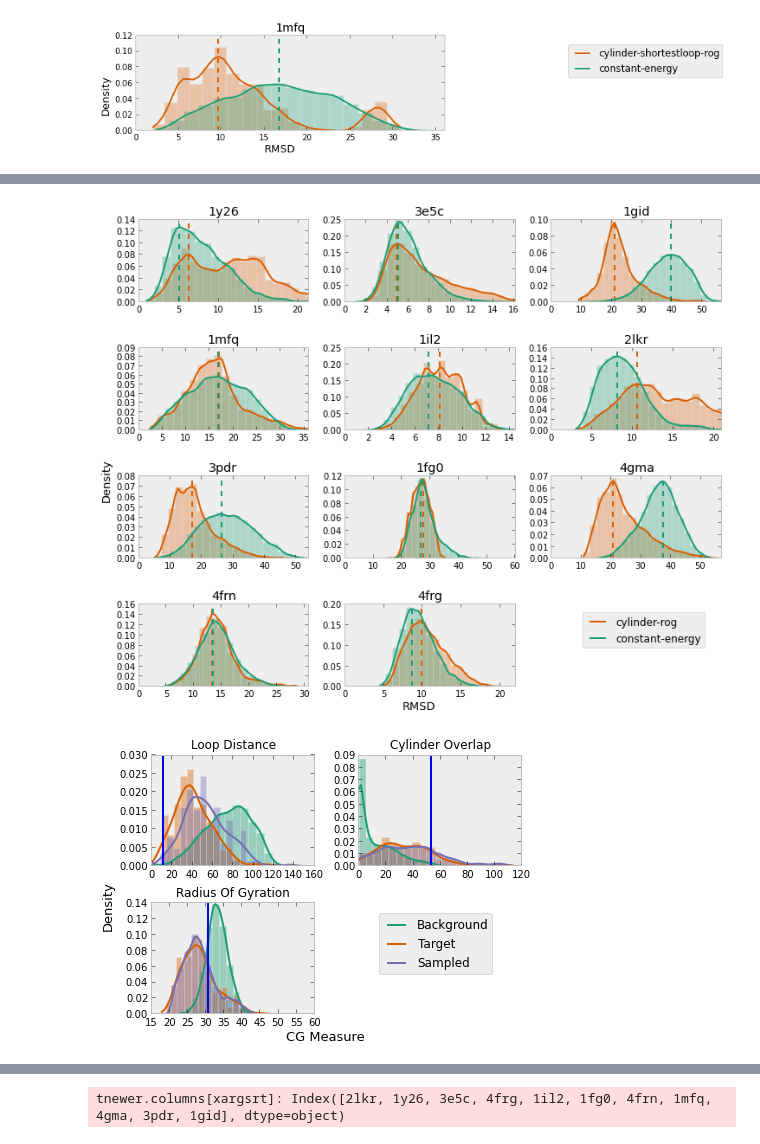
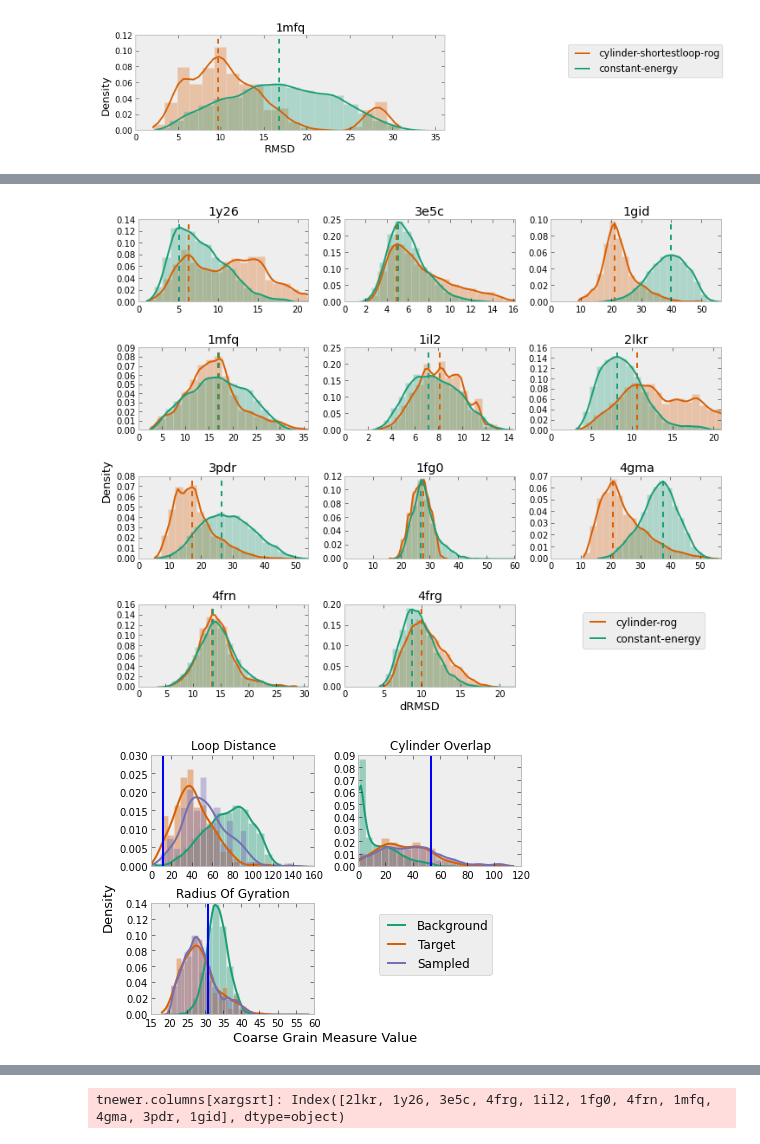
Before and after one commit to ViennaRNA/ernwin, a Jupyter notebook: organized_plots.ipynb, the cells around one changed output, grey strips where cells are left out. Cells and saved outputs as stored; diff of their text form; code cells hidden in the pictures.

```diff
--- a/organized_plots.ipynb
+++ b/organized_plots.ipynb
@@ -235,7 +235,7 @@ pass
 [figure]
 # %%
 def plot_multiple(plot_function, args, filename=None, figsize=(14,9), label_left = "Density",
-                  label_bottom="CG Measure", label_right="Energy", legend_pos=(1.40,0.90)):
+                  label_bottom="Coarse Grain Measure Value", label_right="Energy", legend_pos=(1.40,0.90)):
 
     fig = plt.figure(figsize=figsize)
     #figure(num=None, figsize=(8, 6), dpi=80, facecolor='w', edgecolor='k')
@@ -393,9 +395,9 @@ constants = [op.join(constant_dir, s) for s in sss]
 
 plot_multiple(lambda x, ax: plot_rmsds_core(x, ax = ax, color=None, xlab=None, ylab=None),
               zip(sampleds, constants), filename='rmsd_all.pdf', figsize=(10, 6),
-              label_bottom='RMSD', label_right=None)
+              label_bottom='dRMSD', label_right=None)
 # %% [output]
-[figure, old version]
+[figure, new version]
 # %%
 import scipy.stats as ss
 import copy
@@ -481,12 +483,13 @@ def plot_target_and_sampled_cg((energy, directory, constant), ax=None,
 # %%
 en = [fbe.ShortestLoopDistanceEnergy(), fbe.CylinderIntersectionEnergy(), fbe.RadiusOfGyrationEnergy()]
 sampleds = ['new_sampled/discrete/cylinder-shortestloop-rog/1mfq'] * len(en)
 backgrounds = ['new_sampled/discrete/constant-energy/1mfq'] * len(en)
 
 plot_multiple(lambda x, ax: plot_target_and_sampled_cg(x, ax=ax, legend=False, xlab="", ylab="", title=x[0].get_name(), grid=False),
-              list(it.izip_longest(en, sampleds, backgrounds)), filename='1y26_targetandsampled.pdf', figsize=(6,3), label_right=None)
+              list(it.izip_longest(en, sampleds, backgrounds)), filename='1y26_targetandsampled.pdf', figsize=(6,3), label_right=None,
+              label_bottom="Coarse Grain Measure Value")
 # %% [output]
-[figure, old version]
+[figure, new version]
 # %%
 ens = [fbe.ShortestLoopDistanceEnergy() for i in range(len(sss))]
 #print list(it.izip_longest(ens, sampleds, constants))
```
Also changed, not shown: parts of 9 cells of this notebook, 1 other file.
